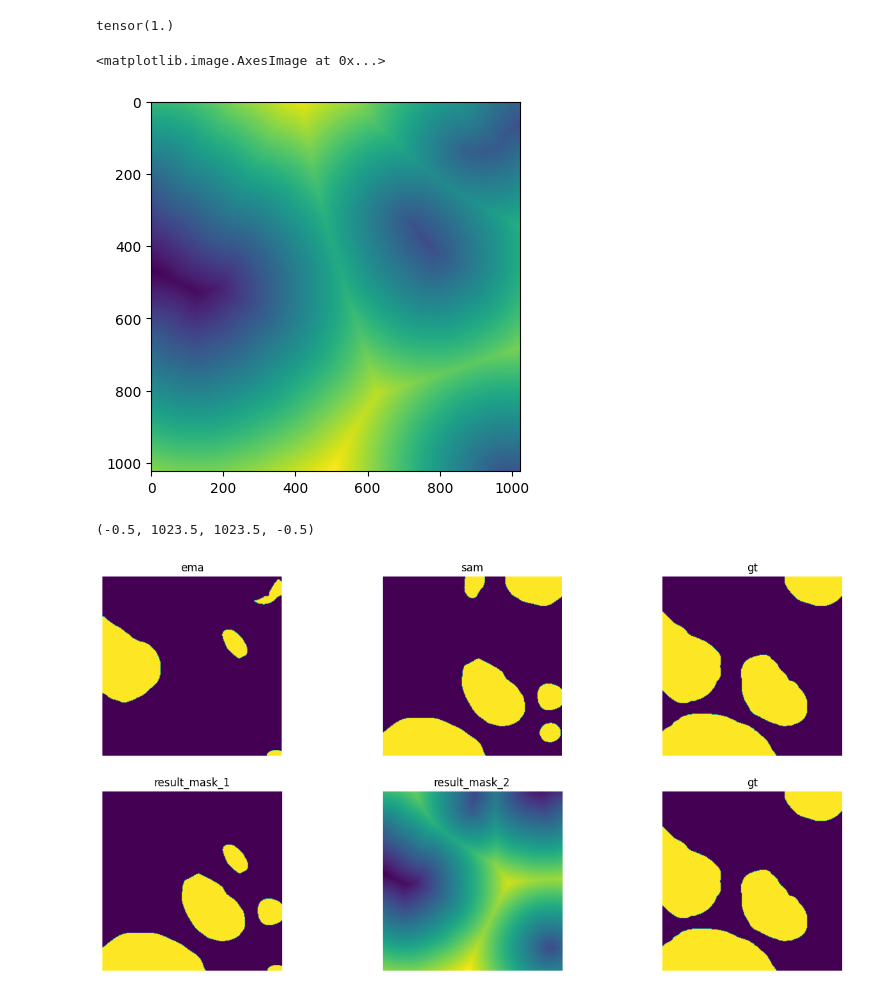
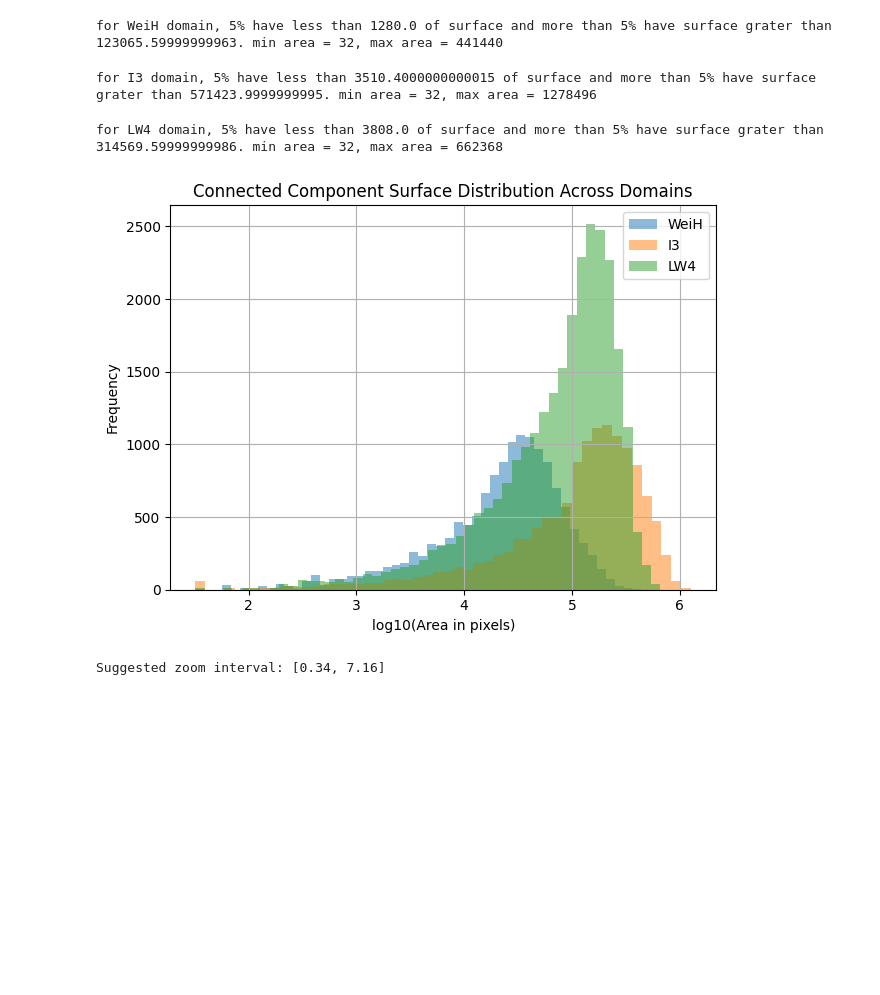
Before and after one commit to Momo1505/PRISM_UDA_3D, a Jupyter notebook: experiment.ipynb, the cells around one changed output. Cells and saved outputs as stored; diff of their text form; code cells hidden in the pictures; blank space fills up the shorter version.

```diff
--- a/experiment.ipynb
+++ b/experiment.ipynb
@@ -201,33 +0,0 @@ result_mask1, result_mask2 = extract_mix_redistribute_components(pl_image, sam_i
-# %%
-result_mask1.max()
-# %% [output]
-tensor(1.)
-# %%
-plt.imshow(compute_sdf(pl_image.squeeze()))
-# %% [output]
-<matplotlib.image.AxesImage at 0x...>
-[figure, removed]
-# %%
-fig,axes = plt.subplots(2,3,figsize=(16,8))
-axes = axes.flatten()
-axes[0].imshow(pl_image.squeeze())
-axes[0].set_title("ema")
-axes[0].axis("off")
-axes[1].imshow(sam_image.squeeze())
-axes[1].set_title("sam")
-axes[1].axis("off")
-axes[2].imshow(gt_image.squeeze())
-axes[2].set_title("gt")
-axes[2].axis("off")
-axes[3].imshow((result_mask1.squeeze()<=0).int())
-axes[3].set_title("result_mask_1")
-axes[3].axis("off")
-axes[4].imshow(result_mask2.squeeze())
-axes[4].set_title("result_mask_2")
-axes[4].axis("off")
-axes[5].imshow(gt_image.squeeze())
-axes[5].set_title("gt")
-axes[5].axis("off")
-# %% [output]
-(-0.5, 1023.5, 1023.5, -0.5)
-[figure, removed]
@@ -233,0 +5,9 @@ axes[5].axis("off")
+# %%
+# for shape 2048 * 1024
+plot_surface_dist(["WeiH","I3","LW4"])
+# %% [output]
+for WeiH domain, 5% have less than 1280.0 of surface and more than 5% have surface grater than 123065.59999999963. min area = 32, max area = 441440
+for I3 domain, 5% have less than 3510.4000000000015 of surface and more than 5% have surface grater than 571423.9999999995. min area = 32, max area = 1278496
+for LW4 domain, 5% have less than 3808.0 of surface and more than 5% have surface grater than 314569.59999999986. min area = 32, max area = 662368
+[figure, added]
+Suggested zoom interval: [0.34, 7.16]
```
Also changed, not shown: parts of 13 cells of this notebook, 12 other files.
